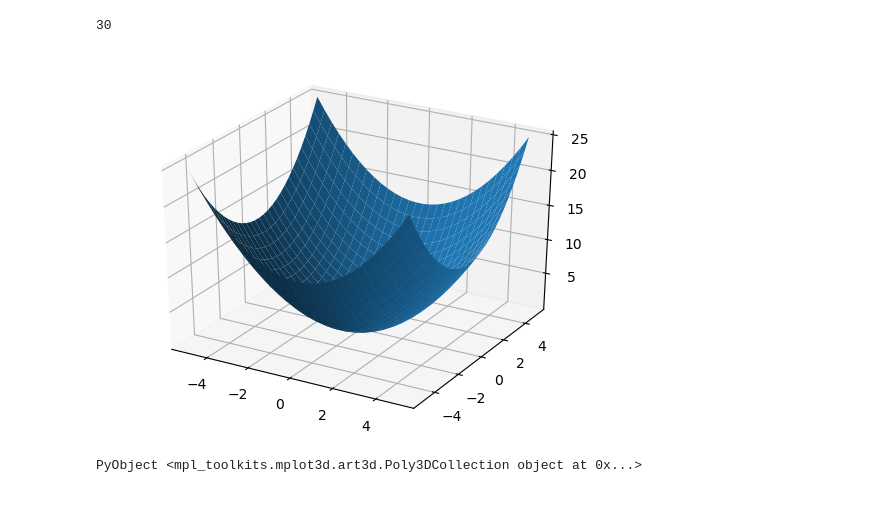
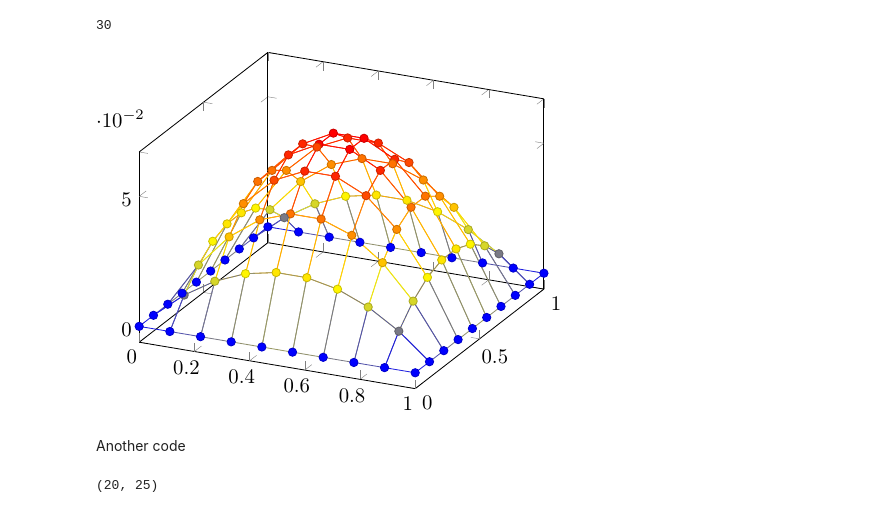
Before and after one commit to f-fathurrahman/ffr-komputasi-material, a Jupyter notebook: NumericalQM/FD2d_v1.ipynb, the cells around one changed output. Cells and saved outputs as stored; diff of their text form; code cells hidden in the pictures.

Commit message:
Moving from PyPlot to PGFPlotsX

```diff
--- a/NumericalQM/FD2d_v1.ipynb
+++ b/NumericalQM/FD2d_v1.ipynb
@@ -339,5 +274,0 @@ X, Y = meshgrid(x, y);
-# %%
-plt.plot_surface(X, Y, reshape(Vpot,(30,30)) )
-# %% [output]
-[figure, removed]
-PyObject <mpl_toolkits.mplot3d.art3d.Poly3DCollection object at 0x...>
@@ -343,0 +277,14 @@ PyObject <mpl_toolkits.mplot3d.art3d.Poly3DCollection object at 0x...>
+# %%
+@pgf Plot3(
+    {
+        mesh,
+        scatter,
+        samples = 10,
+        domain = "0:1"
+    },
+    Expression("x * (1-x) * y * (1-y)")
+)
+# %% [output]
+[figure, added]
+# %% [markdown]
+Another code
@@ -343,0 +296,4 @@ PyObject <mpl_toolkits.mplot3d.art3d.Poly3DCollection object at 0x...>
+# %%
+size(F)
+# %% [output]
+(20, 25)
```
Also changed, not shown: parts of 17 cells of this notebook.
